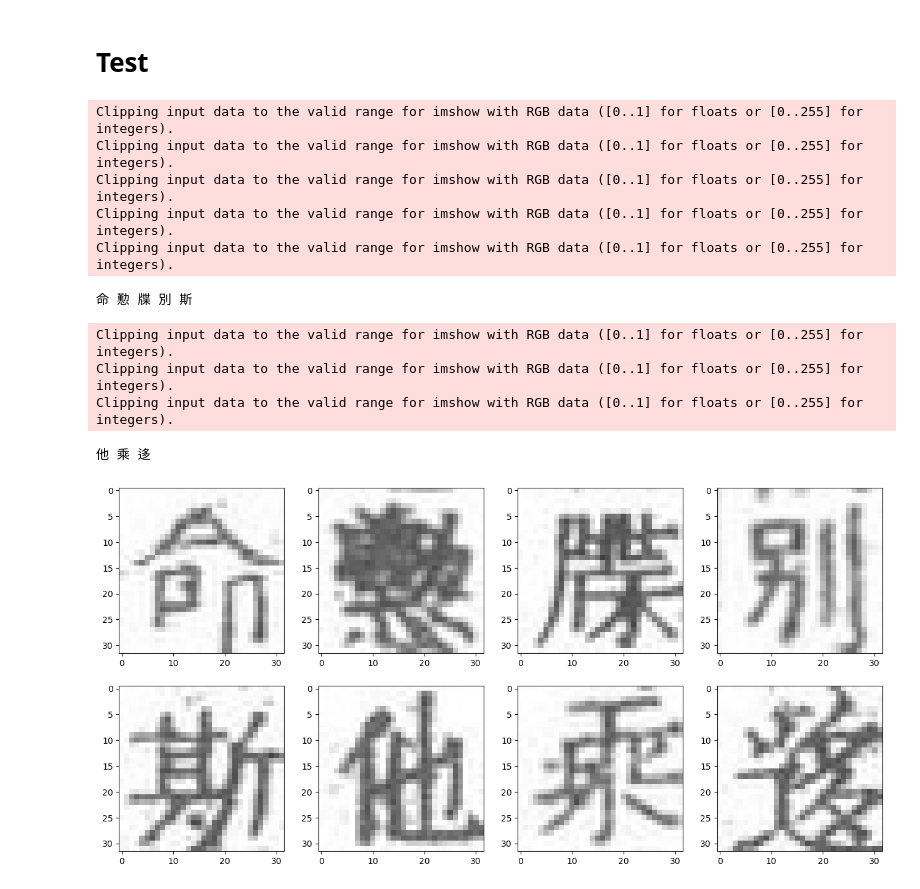
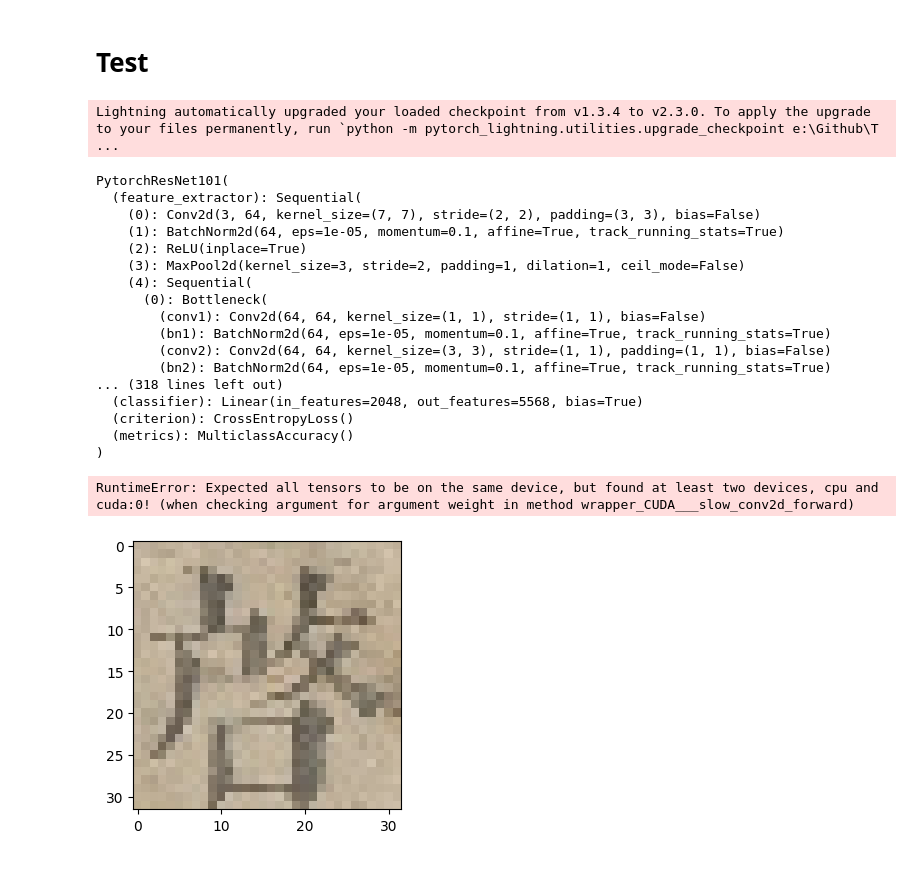
Before and after one commit to DongKat/Thesis, a Jupyter notebook: Yolo_SR_Resnet/RRDB_Resnet.ipynb, the cells around one changed output. Cells and saved outputs as stored; diff of their text form; code cells hidden in the pictures.

```diff
--- a/Yolo_SR_Resnet/RRDB_Resnet.ipynb
+++ b/Yolo_SR_Resnet/RRDB_Resnet.ipynb
@@ -32,6 +40,7 @@ class NomImageDataset(Dataset):
         self.image_list = list()
         self.unicode_dict = dict()
         self.transform = transform
+        self.image_size = image_size
         self.n_crop = 0
 
         with open(unicode_dict_path, 'rb') as f:
@@ -60,13 +69,14 @@ class NomImageDataset(Dataset):
     def __getitem__(self, idx):
         x_image = cv2.imread(self.image_list[idx])
         y_label = self.label_list[idx]
-        # image = cv2.cvtColor(image, cv2.COLOR_BGR2RGB)
+        x_image = cv2.cvtColor(x_image, cv2.COLOR_BGR2RGB)
 
         if self.transform:
             x_image = self.transform(x_image)
         else:
             x_image = x_image *  1.0 / 255
-            x_image = cv2.resize(x_image, (32, 32), interpolation=cv2.INTER_LANCZOS4)
+            x_image = cv2.resize(x_image, self.image_size, interpolation=cv2.INTER_LANCZOS4)
+            # x_image = (x_image - [0.485, 0.456, 0.406]) / [0.229, 0.224, 0.225]
             x_image = torch.from_numpy(x_image).permute(2, 0, 1).float()
         y_label = torch.tensor(y_label, dtype=torch.long)
         return x_image, y_label
@@ -298,43 +337,76 @@ class RRDBNet(nn.Module):
         return out
 # %% [markdown]
 # Test
+# %%
+unicode_dict = dict()
+with open(UCODE_DICT, 'rb') as f:
+    temp = pickle.load(f)
+for idx, (k, v) in enumerate(temp.items()):
+    unicode_dict[idx] = k
+
+# Load the SR model
+sr_model = RRDBNet(num_in_ch=3, num_out_ch=3, scale=4, num_feat=64, num_block=23, num_grow_ch=32)
+sr_model.load_state_dict(torch.load('../Backup/pretrained_model/SR/ESRGAN/ESRGAN_SRx4_DF2KOST_official-ff704c30.pth')['params'])
+sr_model.eval()
+
+# Load the recognizer model
+# recognizer_model = Nom_Resnet101(n_classes=len(unicode_dict.keys()))
+# recognizer_model.model.load_state_dict(torch.load('../Backup/pretrained_model/NomResnet101.pth'))
+recognizer_model = PytorchResNet101.load_from_checkpoint('../Backup/pretrained_model/PytorchResNet101Pretrained-data-v2-epoch=14-val_loss_epoch=1.42927-train_acc_epoch=0.99997-val_acc_epoch=0.79039_old.ckpt')
+recognizer_model.eval()
+# %% [output]
+Lightning automatically upgraded your loaded checkpoint from v1.3.4 to v2.3.0. To apply the upgrade to your files permanently, run `python -m pytorch_lightning.utilities.upgrade_checkpoint e:\Github\T ...
+PytorchResNet101(
+  (feature_extractor): Sequential(
+    (0): Conv2d(3, 64, kernel_size=(7, 7), stride=(2, 2), padding=(3, 3), bias=False)
+    (1): BatchNorm2d(64, eps=1e-05, momentum=0.1, affine=True, track_running_stats=True)
+    (2): ReLU(inplace=True)
+    (3): MaxPool2d(kernel_size=3, stride=2, padding=1, dilation=1, ceil_mode=False)
+    (4): Sequential(
+      (0): Bottleneck(
+        (conv1): Conv2d(64, 64, kernel_size=(1, 1), stride=(1, 1), bias=False)
+        (bn1): BatchNorm2d(64, eps=1e-05, momentum=0.1, affine=True, track_running_stats=True)
+        (conv2): Conv2d(64, 64, kernel_size=(3, 3), stride=(1, 1), padding=(1, 1), bias=False)
+        (bn2): BatchNorm2d(64, eps=1e-05, momentum=0.1, affine=True, track_running_stats=True)
+... (318 lines left out)
+  (classifier): Linear(in_features=2048, out_features=5568, bias=True)
+  (criterion): CrossEntropyLoss()
+  (metrics): MulticlassAccuracy()
+)
 # %%
+DATASET_NAME = 'LVT'
 dataset = NomImageDataset(
-    image_dir = '../TempResources/ToK1871/Tok1871_raw_crops',
-    annotation_file = '../TempResources/ToK1871/ToK1871_crops.txt',
-    unicode_dict_path = '../NomDataset/HWDB1.1-bitmap64-ucode-hannom-v2-tst_seen-label-set-ucode.pkl',
-    image_size=(56, 56),
+    image_dir = f'E:/Datasets/TempResources/{DATASET_NAME}/{DATASET_NAME}_crops',
+    annotation_file = f'E:/Datasets/TempResources/{DATASET_NAME}/{DATASET_NAME}_crops.txt',
+    unicode_dict_path = UCODE_DICT,
+    # scale=SCALE,
+    image_size=(32, 32),
     transform = None,
 )
-
-dataloader = torch.utils.data.DataLoader(dataset, batch_size=32, shuffle=True, num_workers=0)
+dataloader = torch.utils.data.DataLoader(dataset, batch_size=32, shuffle=False, num_workers=0)
 
 label_dict = dict()
-with open('../NomDataset/HWDB1.1-bitmap64-ucode-hannom-v2-tst_seen-label-set-ucode.pkl', 'rb') as f:
+with open(UCODE_DICT, 'rb') as f:
     tmp = pickle.load(f)
 for idx, (k, v) in enumerate(tmp.items()):
     label_dict[idx] = k
 
 sample = next(iter(dataloader))
 plt.figure(figsize=(16, 16))
-for i in range(8):
+for i in range(4):
     plt.subplot(4, 4, i+1)
+    img = sample[0][i].permute(1, 2, 0).numpy()
     plt.imshow(sample[0][i].permute(1, 2, 0).numpy())
+    sr_img = sr_model(sample[0][i].unsqueeze(0)).squeeze().detach().cpu().permute(1, 2, 0).numpy()
+    plt.subplot(4, 4, i+5)
+    plt.imshow(sr_img)
+
     # plt.title(sample[1][i].item())
     try:
         print(chr(int(label_dict[sample[1][i].item()], 16)), end=' ')
     except:
         print('UNK', end=' ')
 plt.show()
 # %% [output]
-Clipping input data to the valid range for imshow with RGB data ([0..1] for floats or [0..255] for integers).
-Clipping input data to the valid range for imshow with RGB data ([0..1] for floats or [0..255] for integers).
-Clipping input data to the valid range for imshow with RGB data ([0..1] for floats or [0..255] for integers).
-Clipping input data to the valid range for imshow with RGB data ([0..1] for floats or [0..255] for integers).
-Clipping input data to the valid range for imshow with RGB data ([0..1] for floats or [0..255] for integers).
+RuntimeError: Expected all tensors to be on the same device, but found at least two devices, cpu and cuda:0! (when checking argument for argument weight in method wrapper_CUDA___slow_conv2d_forward)
-命 懃 牒 別 斯
-Clipping input data to the valid range for imshow with RGB data ([0..1] for floats or [0..255] for integers).
-Clipping input data to the valid range for imshow with RGB data ([0..1] for floats or [0..255] for integers).
-Clipping input data to the valid range for imshow with RGB data ([0..1] for floats or [0..255] for integers).
-他 乘 迻
-[figure, old version]
+[figure, new version]
```
Also changed, not shown: parts of 9 cells of this notebook, 2 other files.
